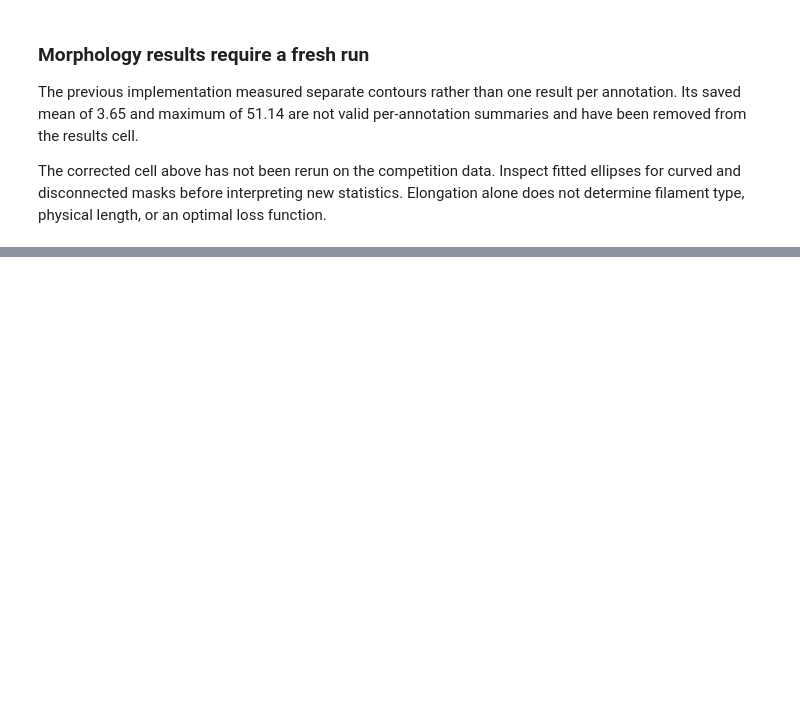
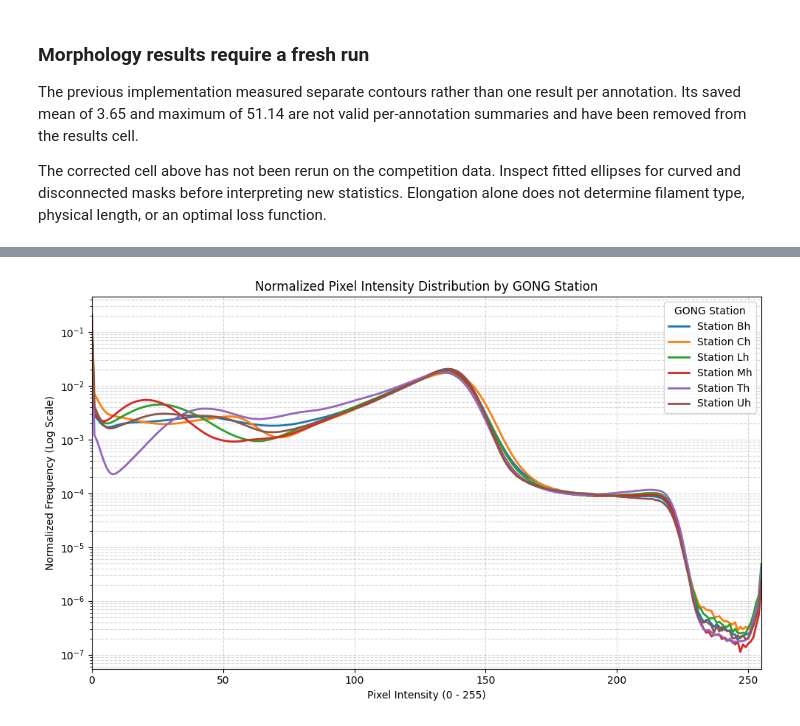
Before and after one commit to gany-c/solar-filament-segmentation, a Jupyter notebook: analysis/exploratory-data-analysis.ipynb, the cells around one changed output, grey strips where cells are left out. Drawn from its saved outputs; the diff is of its cells as text; code cells hidden in the pictures; blank space fills up the shorter version.

```diff
--- a/analysis/exploratory-data-analysis.ipynb
+++ b/analysis/exploratory-data-analysis.ipynb
@@ -606,0 +769,76 @@ Co-occurrence does not establish a solar-cycle explanation or guarantee balanced
+# %%
+import os
+import glob
+import cv2
+import numpy as np
+import pandas as pd
+import matplotlib.pyplot as plt
+from collections import defaultdict
+
+# 1. Gather all training images and group by station
+train_image_paths = glob.glob(os.path.join(TRAIN_IMAGES_DIR, "*.jpeg")) + glob.glob(os.path.join(TRAIN_IMAGES_DIR, "*.jpg"))
+
+station_stats = defaultdict(list)
+station_histograms = defaultdict(lambda: np.zeros(256))
+
+print("Auditing pixel intensities across GONG stations...")
+for path in train_image_paths:
+    filename = os.path.basename(path)
+    station_code = filename.split('.')[0][-2:] # Extract station suffix e.g., 'Bh', 'Th'
+
+    # Read image in grayscale
+    img = cv2.imread(path, cv2.IMREAD_GRAYSCALE)
+    if img is None:
+        continue
+
+    # Calculate statistics (excluding 0 padding if desired, or full image)
+    mean_val = np.mean(img)
+    std_val = np.std(img)
+    min_val = np.min(img)
+    max_val = np.max(img)
+
+    station_stats[station_code].append({
+        'mean': mean_val,
+        'std': std_val,
+        'min': min_val,
+        'max': max_val
+    })
+
+    # Compute 256-bin histogram
+    hist, _ = np.histogram(img.ravel(), bins=256, range=[0, 256])
+    station_histograms[station_code] += hist
+
+# 2. Summarize into a Pandas DataFrame
+summary_rows = []
+for station, stats in sorted(station_stats.items()):
+    df_temp = pd.DataFrame(stats)
+    summary_rows.append({
+        'Station': station,
+        'Count': len(df_temp),
+        'Mean Intensity': df_temp['mean'].mean(),
+        'Mean Std Dev': df_temp['std'].mean(),
+        'Avg Min': df_temp['min'].mean(),
+        'Avg Max': df_temp['max'].mean()
+    })
+
+df_audit = pd.DataFrame(summary_rows).set_index('Station')
+print("\n--- GONG Station Pixel Intensity Summary ---")
+print(df_audit.to_string())
+
+# 3. Plot Intensity Histograms per Station
+plt.figure(figsize=(10, 6))
+for station, hist in sorted(station_histograms.items()):
+    # Normalize histogram for fair comparison
+    norm_hist = hist / np.sum(hist)
+    plt.plot(norm_hist, label=f"Station {station}", linewidth=2)
+
+plt.title("Normalized Pixel Intensity Distribution by GONG Station")
+plt.xlabel("Pixel Intensity (0 - 255)")
+plt.ylabel("Normalized Frequency (Log Scale)")
+plt.yscale('log')
+plt.xlim(0, 255)
+plt.legend(title="GONG Station")
+plt.grid(True, which="both", linestyle="--", alpha=0.5)
+plt.tight_layout()
+plt.show()
+# %% [output]
@@ -606,0 +856 @@ Co-occurrence does not establish a solar-cycle explanation or guarantee balanced
+[figure, added]
```
Also changed, not shown: parts of 14 cells of this notebook, 1 other file.
